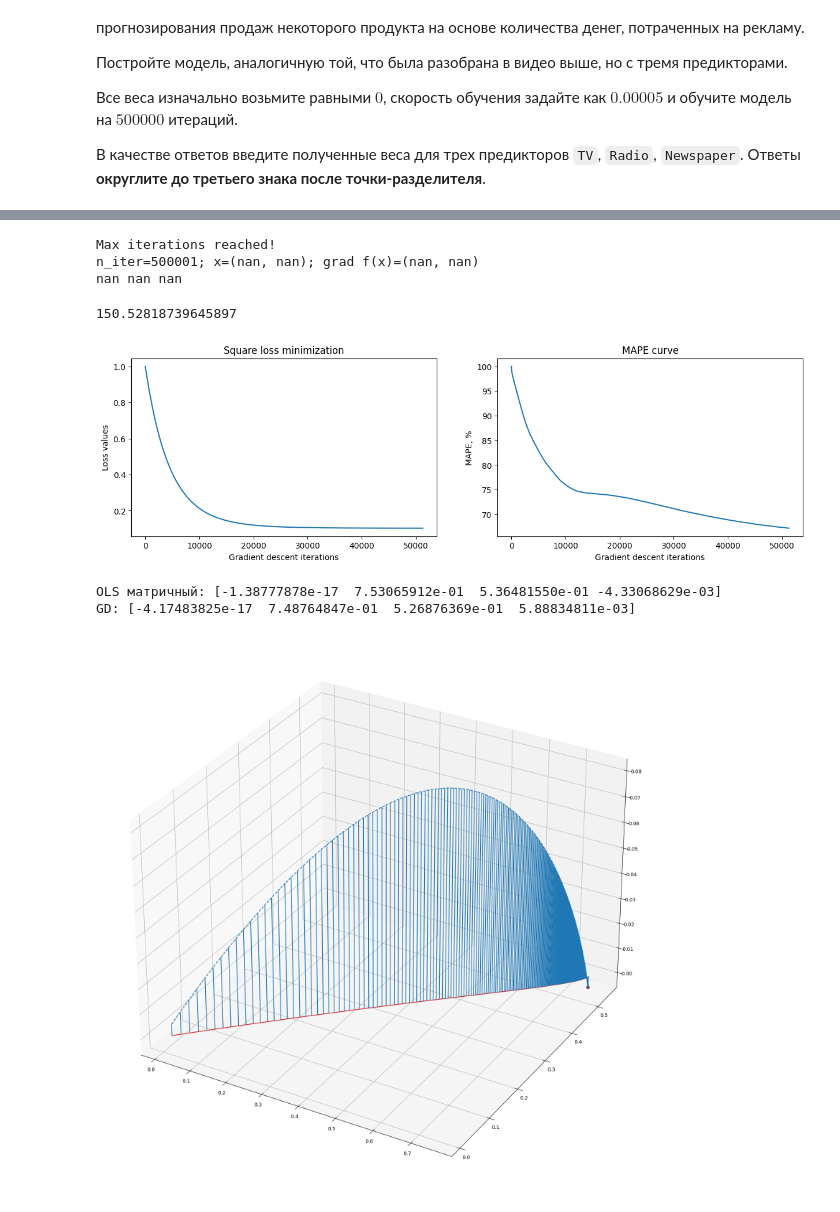
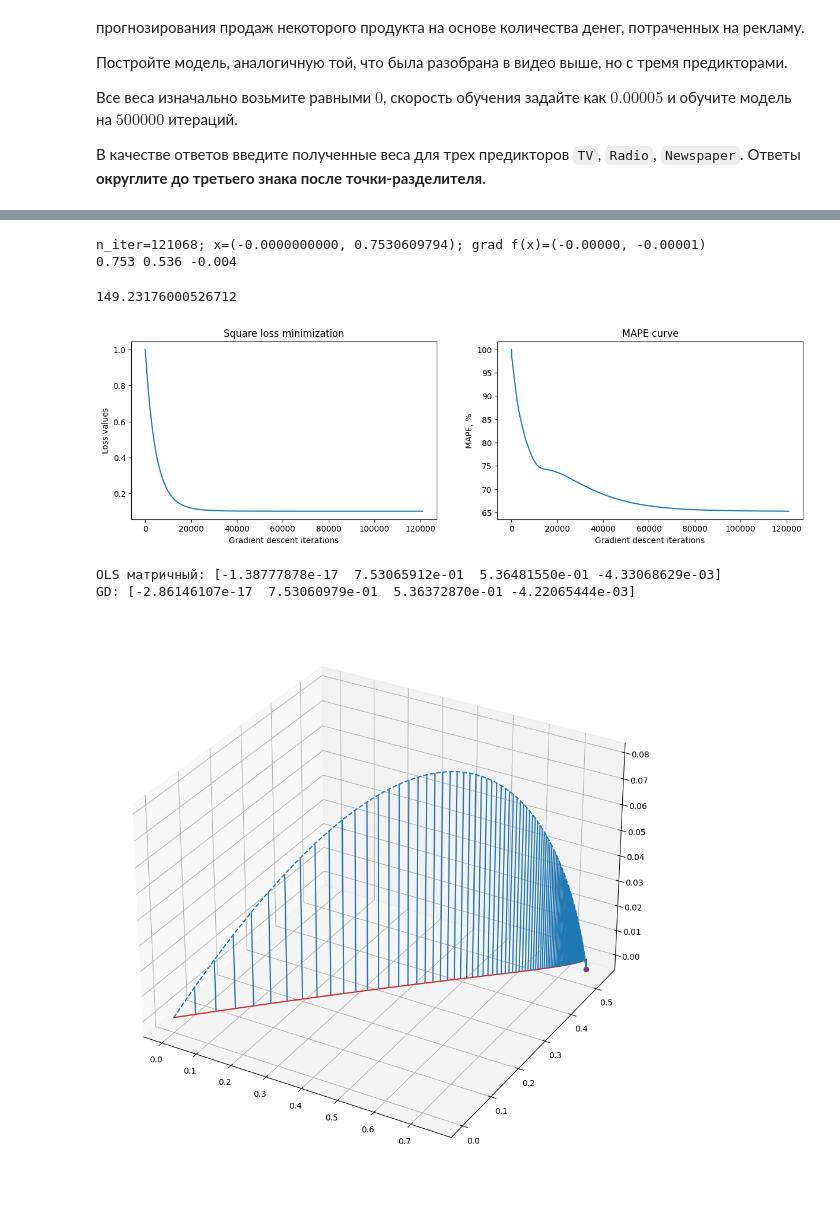
Before and after one commit to akitim/SkillFactory_current, a Jupyter notebook: Блок_5_Математика_в_ML_Часть_I_Часть_II_Часть_III.ipynb, the cells around one changed output, grey strips where cells are left out. Saved outputs shown, nothing was run; the diff lists cells and outputs as text; code cells hidden in the pictures.

```diff
--- a/Блок_5_Математика_в_ML_Часть_I_Часть_II_Часть_III.ipynb
+++ b/Блок_5_Математика_в_ML_Часть_I_Часть_II_Часть_III.ipynb
@@ -488,8 +488,8 @@ features = ['TV', 'radio', 'newspaper']
 X = data[features].values
 
 # стандартизируем признаки
-y_st = y #(y - np.mean(y)) / np.std(y)
-X_st = X #(X - np.mean(X, axis=0)) / np.std(X, axis=0)
+y_st = (y - np.mean(y)) / np.std(y)
+X_st = (X - np.mean(X, axis=0)) / np.std(X, axis=0)
 
 # осуществляем градиентный спуск
 w0 = (0, 0, 0, 0)
@@ -503,18 +503,17 @@ def sq_loss_(w):
 
 
 result = grad_descent(x0=w0, gamma=gamma, func=sq_loss_, grad_func=sq_loss_grad_,
-                      max_iter=max_iter, tol=1e-10)
+                      max_iter=max_iter, tol=1e-8)
 weights = result['min_found']
 print(*np.round(weights[1:], 3))
 # %% [output]
-Max iterations reached!
-n_iter=500001; x=(nan, nan); grad f(x)=(nan, nan)
-nan nan nan
+n_iter=121068; x=(-0.0000000000, 0.7530609794); grad f(x)=(-0.00000, -0.00001)
+0.753 0.536 -0.004
 # %%
 y_pred = np.hstack([np.ones((X_st.shape[0], 1)), X_st]) @ weights
 np.mean(np.abs(y_st - y_pred / y_st)) *100
 # %% [output]
-150.52818739645897
+149.23176000526712
 # %%
 import matplotlib.pyplot as plt
 
@@ -538,24 +537,27 @@ axs[1].set_title('MAPE curve');
 axs[1].set_xlabel('Gradient descent iterations');
 axs[1].set_ylabel('MAPE, %');
 # %% [output]
-[figure, old version]
+[figure, new version]
 # %%
 A = np.hstack([np.ones((X_st.shape[0], 1)), X_st])
 print('OLS матричный:', np.linalg.inv(A.T @ A) @ A.T @ y_st,
       '\nGD:', weights)
 # %% [output]
 OLS матричный: [-1.38777878e-17  7.53065912e-01  5.36481550e-01 -4.33068629e-03]
-GD: [-4.17483825e-17  7.48764847e-01  5.26876369e-01  5.88834811e-03]
+GD: [-2.86146107e-17  7.53060979e-01  5.36372870e-01 -4.22065444e-03]
 # %%
 trajectory = result['trajectory']
 
-u = trajectory[:, 1]
-v = trajectory[:, 2]
-z = trajectory[:, 3]
+k = 500
+mask = [ind * k for ind in range(n_iter // k)] + [-1]
 
-fig, ax = plt.subplots(figsize=(20, 20), subplot_kw={'projection':'3d'})
+u = trajectory[mask, 1]
+v = trajectory[mask, 2]
+z = trajectory[mask, 3]
+
+fig, ax = plt.subplots(figsize=(12, 12), subplot_kw={'projection':'3d'})
 ax.stem(u, v, z, markerfmt='C0--',);
 ml, sl, bl = ax.stem(weights[[1]], weights[[2]], weights[[3]]);
 ml.set_markerfacecolor('red')
 # %% [output]
-[figure, old version]
+[figure, new version]
```
Also changed, not shown: parts of 11 cells of this notebook.
